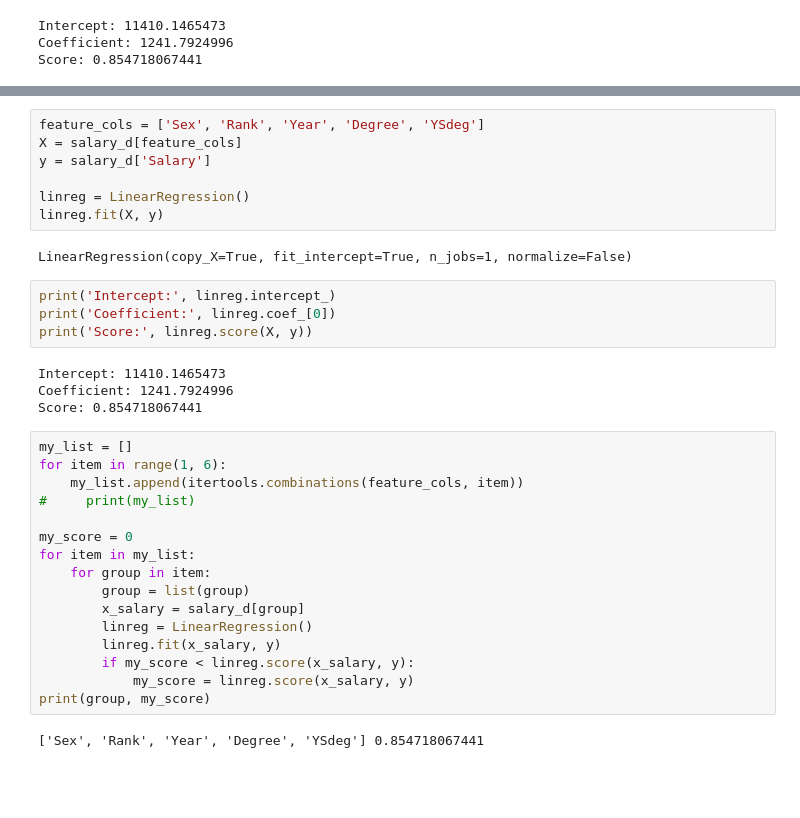
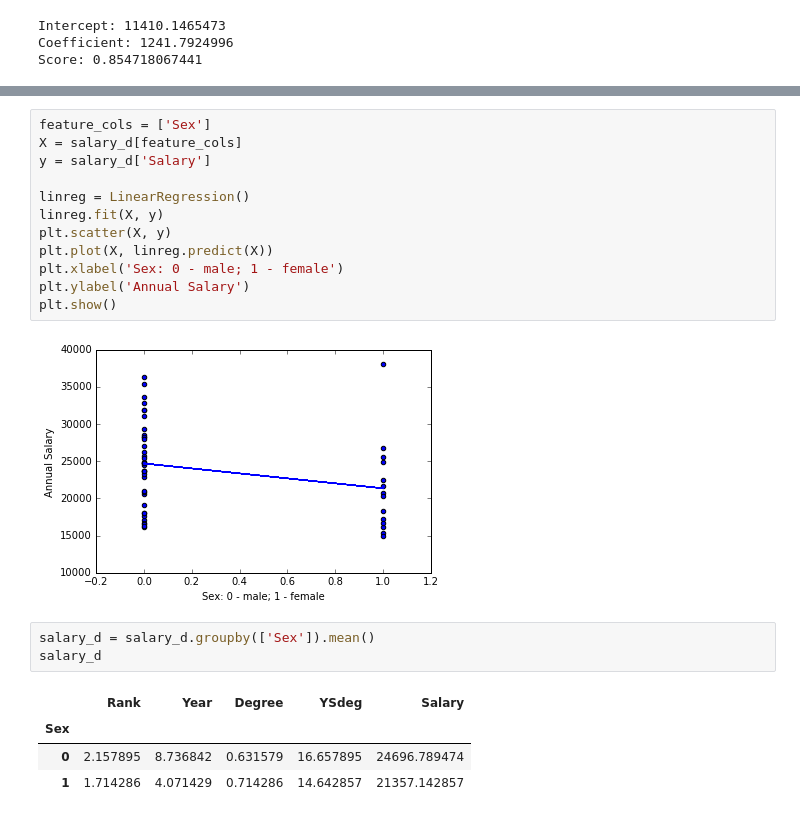
Before and after one commit to ArtyomMinsk/linear_regression, a Jupyter notebook: simple_linear_regression.ipynb, the cells around one changed output, grey strips where cells are left out. Drawn from its saved outputs; the diff is of its cells as text; blank space fills up the shorter version.

Commit message:
Added summary about the salary discrimination

```diff
--- a/simple_linear_regression.ipynb
+++ b/simple_linear_regression.ipynb
@@ -143,35 +185,22 @@ salary_d.head()
 # %%
-feature_cols = ['Sex', 'Rank', 'Year', 'Degree', 'YSdeg']
+feature_cols = ['Sex']
 X = salary_d[feature_cols]
 y = salary_d['Salary']
 
 linreg = LinearRegression()
 linreg.fit(X, y)
+plt.scatter(X, y)
+plt.plot(X, linreg.predict(X))
+plt.xlabel('Sex: 0 - male; 1 - female')
+plt.ylabel('Annual Salary')
+plt.show()
 # %% [output]
-LinearRegression(copy_X=True, fit_intercept=True, n_jobs=1, normalize=False)
+[figure, added]
-# %%
-print('Intercept:', linreg.intercept_)
-print('Coefficient:', linreg.coef_[0])
-print('Score:', linreg.score(X, y))
-# %% [output]
-Intercept: 11410.1465473
-Coefficient: 1241.7924996
-Score: 0.854718067441
-# %%
-my_list = []
-for item in range(1, 6):
-    my_list.append(itertools.combinations(feature_cols, item))
-#     print(my_list)
-
-my_score = 0
-for item in my_list:
-    for group in item:
-        group = list(group)
-        x_salary = salary_d[group]
-        linreg = LinearRegression()
-        linreg.fit(x_salary, y)
-        if my_score < linreg.score(x_salary, y):
-            my_score = linreg.score(x_salary, y)
-print(group, my_score)
-# %% [output]
-['Sex', 'Rank', 'Year', 'Degree', 'YSdeg'] 0.854718067441
+# %%
+salary_d = salary_d.groupby(['Sex']).mean()
+salary_d
+# %% [output]
+|  | Rank | Year | Degree | YSdeg | Salary |
+| Sex |  |  |  |  |  |
+| 0 | 2.157895 | 8.736842 | 0.631579 | 16.657895 | 24696.789474 |
+| 1 | 1.714286 | 4.071429 | 0.714286 | 14.642857 | 21357.142857 |
```
Also changed, not shown: parts of 26 cells of this notebook.
